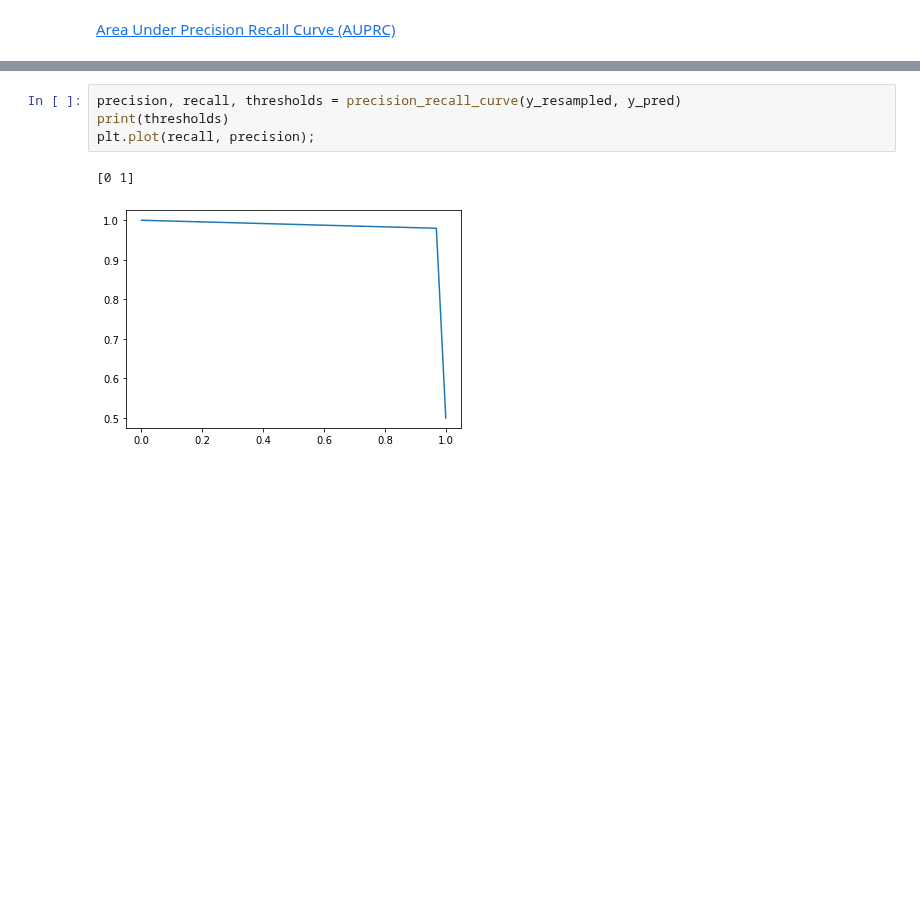
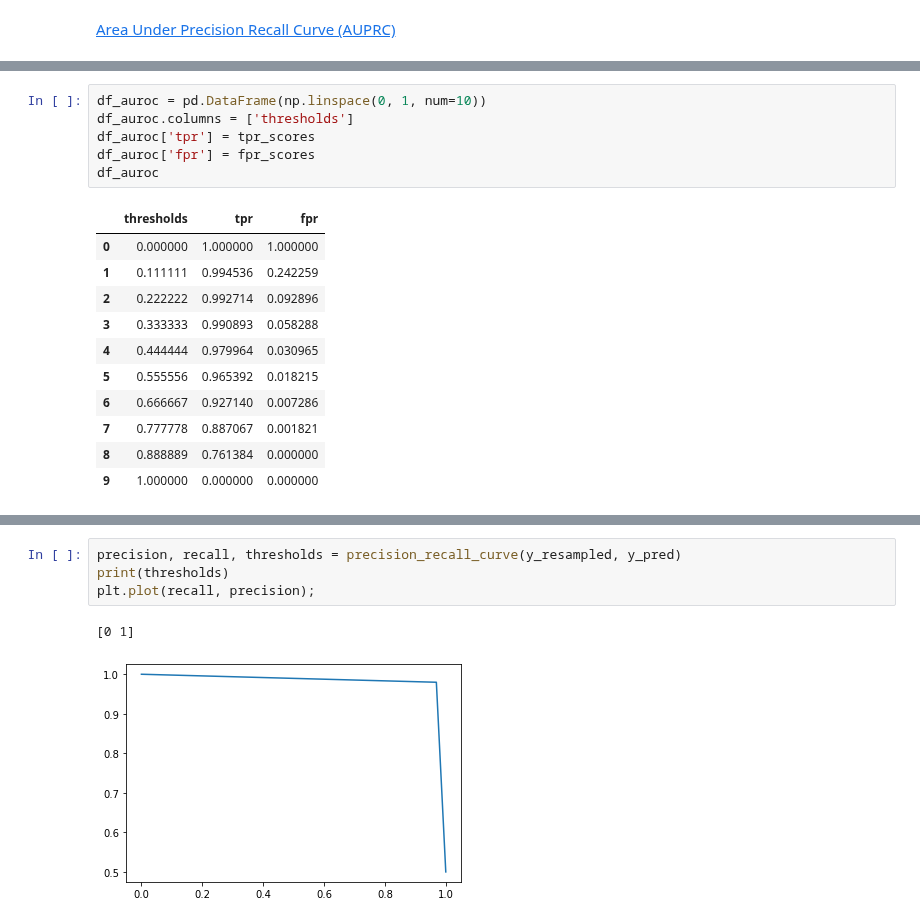
Before and after one commit to omdgit/Hands-On-Gradient-Boosting-with-XGBoost-and-Scikit-learn, a Jupyter notebook: Chapter10/Titanic.ipynb, the cells around one changed output, grey strips where cells are left out. Drawn from its saved outputs; the diff is of its cells as text; blank space fills up the shorter version.

```diff
--- a/Chapter10/Titanic.ipynb
+++ b/Chapter10/Titanic.ipynb
@@ -374,3 +439,21 @@ AUC ROC: 0.9964
 | 18 | 0.877958 | 0.122042 | 1 | 1 | 0 | 0 | 0 | 0 | 0 | 0 | 0 | ... |
 | 19 | 0.981622 | 0.018378 | 1 | 0 | 0 | 0 | 0 | 0 | 0 | 0 | 0 | ... |
 [figure]
+# %%
+df_auroc = pd.DataFrame(np.linspace(0, 1, num=10))
+df_auroc.columns = ['thresholds']
+df_auroc['tpr'] = tpr_scores
+df_auroc['fpr'] = fpr_scores
+df_auroc
+# %% [output]
+|  | thresholds | tpr | fpr |
+| 0 | 0.000000 | 1.000000 | 1.000000 |
+| 1 | 0.111111 | 0.994536 | 0.242259 |
+| 2 | 0.222222 | 0.992714 | 0.092896 |
+| 3 | 0.333333 | 0.990893 | 0.058288 |
+| 4 | 0.444444 | 0.979964 | 0.030965 |
+| 5 | 0.555556 | 0.965392 | 0.018215 |
+| 6 | 0.666667 | 0.927140 | 0.007286 |
+| 7 | 0.777778 | 0.887067 | 0.001821 |
+| 8 | 0.888889 | 0.761384 | 0.000000 |
+| 9 | 1.000000 | 0.000000 | 0.000000 |
```
Also changed, not shown: parts of 4 cells of this notebook.
